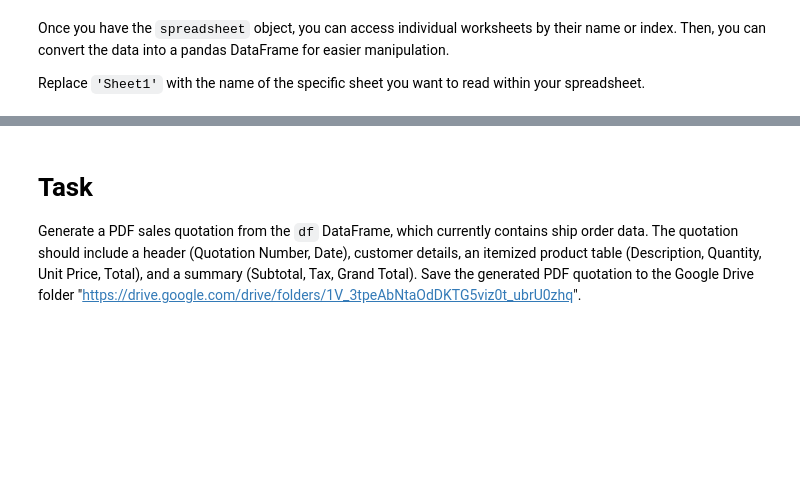
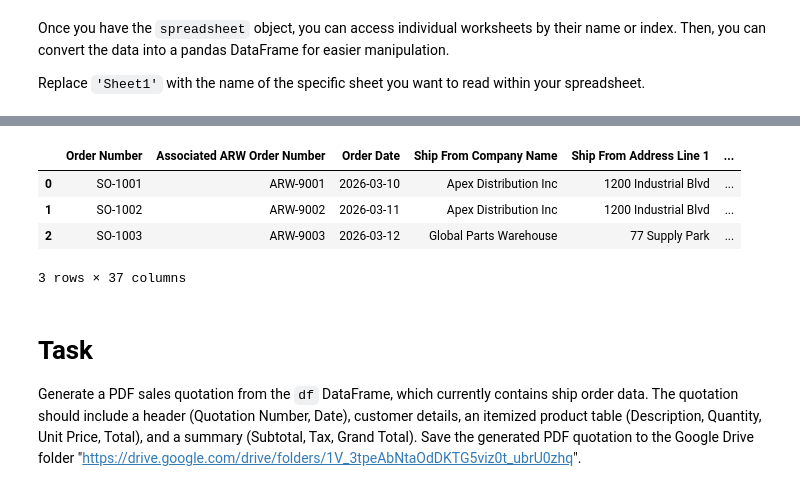
Before and after one commit to adriana-debug/colab, a Jupyter notebook: pdf_quotation_testing.ipynb, the cells around one changed output, grey strips where cells are left out. Drawn from its saved outputs; the diff is of its cells as text; code cells hidden in the pictures; blank space fills up the shorter version.

```diff
--- a/pdf_quotation_testing.ipynb
+++ b/pdf_quotation_testing.ipynb
@@ -34,7 +56,7 @@ Replace `'Sheet1'` with the name of the specific sheet you want to read within y
 # Replace 'Sheet1' with the name of your worksheet if it's different
 if 'spreadsheet' in locals(): # Check if spreadsheet was successfully opened
     try:
-        worksheet = spreadsheet.worksheet('Sheet1') # Or spreadsheet.get_worksheet(0) for the first sheet
+        worksheet = spreadsheet.get_worksheet(0) # Using the first worksheet
 
         # Get all records as a list of dictionaries
         data = worksheet.get_all_records()
@@ -50,3 +72,4 @@ if 'spreadsheet' in locals(): # Check if spreadsheet was successfully opened
         print(f"An error occurred while accessing the worksheet: {e}")
 else:
     print("Spreadsheet object not available. Please ensure the previous step was successful.")
+# %% [output]
@@ -53,3 +77,8 @@ else:
+|  | Order Number | Associated ARW Order Number | Order Date | Ship From Company Name | Ship From Address Line 1 | ... |
+| 0 | SO-1001 | ARW-9001 | 2026-03-10 | Apex Distribution Inc | 1200 Industrial Blvd | ... |
+| 1 | SO-1002 | ARW-9002 | 2026-03-11 | Apex Distribution Inc | 1200 Industrial Blvd | ... |
+| 2 | SO-1003 | ARW-9003 | 2026-03-12 | Global Parts Warehouse | 77 Supply Park | ... |
+3 rows × 37 columns
 # %% [markdown]
 # Task
 Generate a PDF sales quotation from the `df` DataFrame, which currently contains ship order data. The quotation should include a header (Quotation Number, Date), customer details, an itemized product table (Description, Quantity, Unit Price, Total), and a summary (Subtotal, Tax, Grand Total). Save the generated PDF quotation to the Google Drive folder "https://drive.google.com/drive/folders/1V_3tpeAbNtaOdDKTG5viz0t_ubrU0zhq".
```
Also changed, not shown: parts of 11 cells of this notebook.
